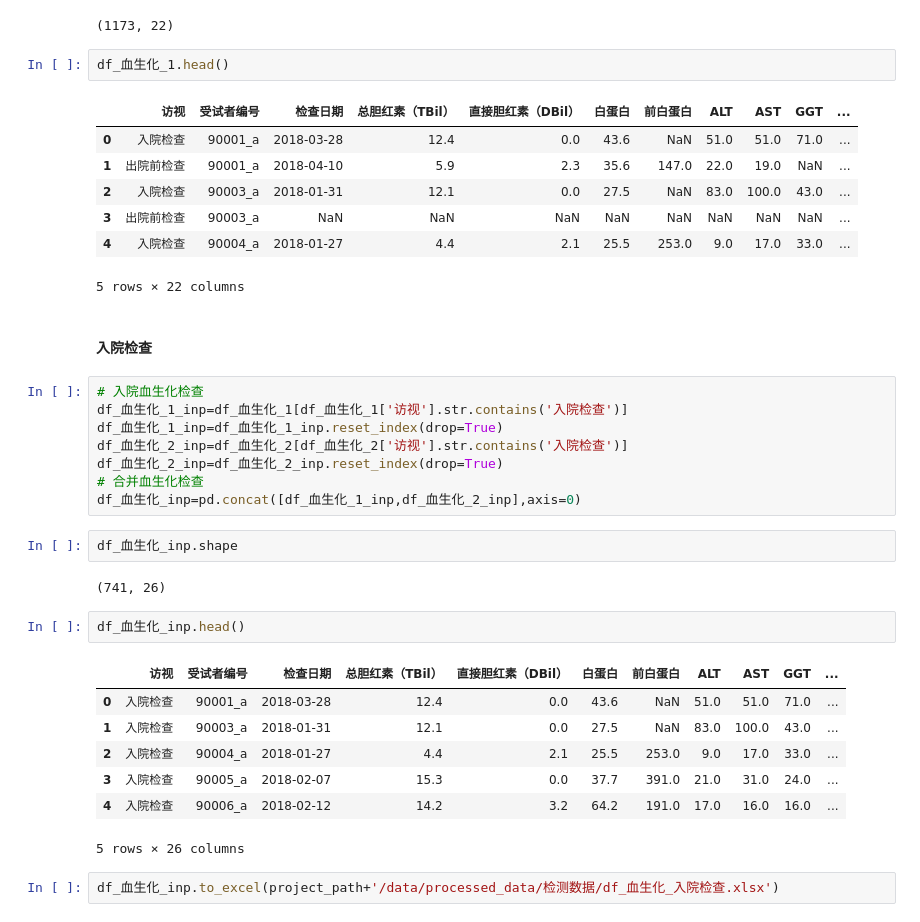
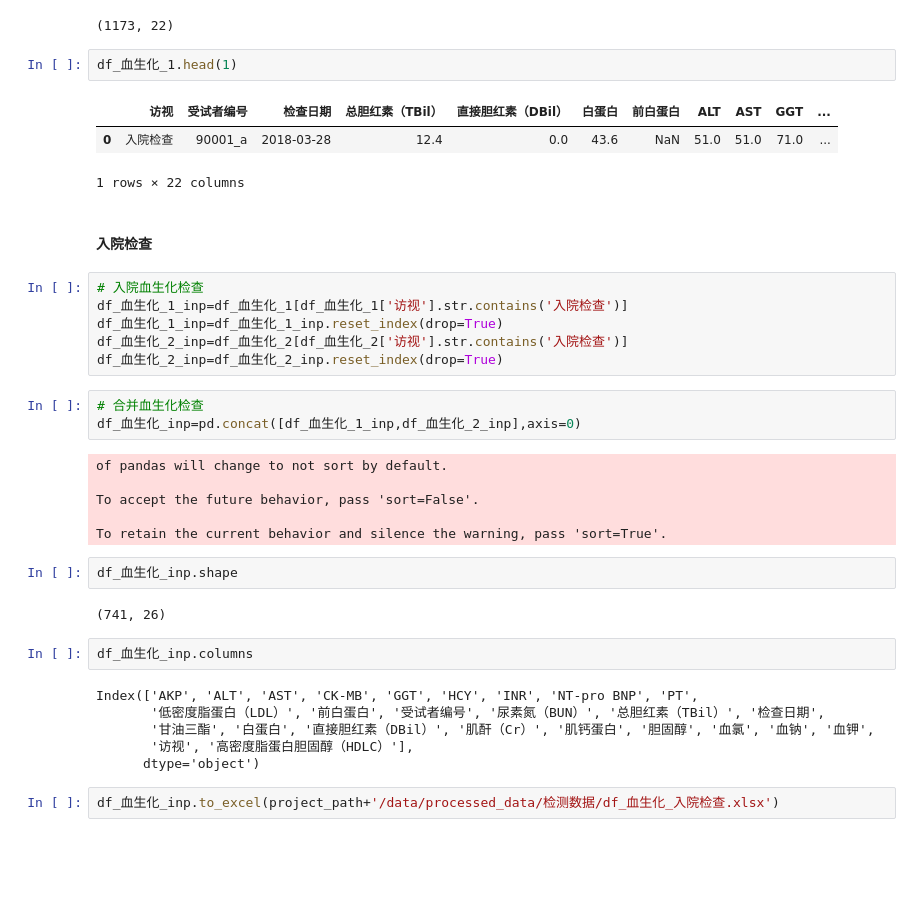
Before and after one commit to yuyongsheng1990/SUP_xinhua_hospital, a Jupyter notebook: processed_data.ipynb, the cells around one changed output. Cells and saved outputs as stored; diff of their text form; blank space fills up the shorter version.

```diff
--- a/processed_data.ipynb
+++ b/processed_data.ipynb
@@ -1737,15 +1843,11 @@ df_血生化_1.shape
 # %% [output]
 (1173, 22)
 # %%
-df_血生化_1.head()
+df_血生化_1.head(1)
 # %% [output]
 |  | 访视 | 受试者编号 | 检查日期 | 总胆红素（TBil） | 直接胆红素（DBil） | 白蛋白 | 前白蛋白 | ALT | AST | GGT | ... |
 | 0 | 入院检查 | 90001_a | 2018-03-28 | 12.4 | 0.0 | 43.6 | NaN | 51.0 | 51.0 | 71.0 | ... |
-| 1 | 出院前检查 | 90001_a | 2018-04-10 | 5.9 | 2.3 | 35.6 | 147.0 | 22.0 | 19.0 | NaN | ... |
-| 2 | 入院检查 | 90003_a | 2018-01-31 | 12.1 | 0.0 | 27.5 | NaN | 83.0 | 100.0 | 43.0 | ... |
-| 3 | 出院前检查 | 90003_a | NaN | NaN | NaN | NaN | NaN | NaN | NaN | NaN | ... |
-| 4 | 入院检查 | 90004_a | 2018-01-27 | 4.4 | 2.1 | 25.5 | 253.0 | 9.0 | 17.0 | 33.0 | ... |
-5 rows × 22 columns
+1 rows × 22 columns
 # %% [markdown]
 #### 入院检查
 # %%
@@ -1754,22 +1856,27 @@ df_血生化_1_inp=df_血生化_1[df_血生化_1['访视'].str.contains('入院
 df_血生化_1_inp=df_血生化_1_inp.reset_index(drop=True)
 df_血生化_2_inp=df_血生化_2[df_血生化_2['访视'].str.contains('入院检查')]
 df_血生化_2_inp=df_血生化_2_inp.reset_index(drop=True)
-# 合并血生化检查
-df_血生化_inp=pd.concat([df_血生化_1_inp,df_血生化_2_inp],axis=0)
+# %%
+# 合并血生化检查
+df_血生化_inp=pd.concat([df_血生化_1_inp,df_血生化_2_inp],axis=0)
+# %% [output]
+of pandas will change to not sort by default.
+
+To accept the future behavior, pass 'sort=False'.
+
+To retain the current behavior and silence the warning, pass 'sort=True'.
 # %%
 df_血生化_inp.shape
 # %% [output]
 (741, 26)
 # %%
-df_血生化_inp.head()
+df_血生化_inp.columns
 # %% [output]
-|  | 访视 | 受试者编号 | 检查日期 | 总胆红素（TBil） | 直接胆红素（DBil） | 白蛋白 | 前白蛋白 | ALT | AST | GGT | ... |
-| 0 | 入院检查 | 90001_a | 2018-03-28 | 12.4 | 0.0 | 43.6 | NaN | 51.0 | 51.0 | 71.0 | ... |
-| 1 | 入院检查 | 90003_a | 2018-01-31 | 12.1 | 0.0 | 27.5 | NaN | 83.0 | 100.0 | 43.0 | ... |
-| 2 | 入院检查 | 90004_a | 2018-01-27 | 4.4 | 2.1 | 25.5 | 253.0 | 9.0 | 17.0 | 33.0 | ... |
-| 3 | 入院检查 | 90005_a | 2018-02-07 | 15.3 | 0.0 | 37.7 | 391.0 | 21.0 | 31.0 | 24.0 | ... |
-| 4 | 入院检查 | 90006_a | 2018-02-12 | 14.2 | 3.2 | 64.2 | 191.0 | 17.0 | 16.0 | 16.0 | ... |
-5 rows × 26 columns
+Index(['AKP', 'ALT', 'AST', 'CK-MB', 'GGT', 'HCY', 'INR', 'NT-pro BNP', 'PT',
+       '低密度脂蛋白（LDL）', '前白蛋白', '受试者编号', '尿素氮（BUN）', '总胆红素（TBil）', '检查日期',
+       '甘油三酯', '白蛋白', '直接胆红素（DBil）', '肌酐（Cr）', '肌钙蛋白', '胆固醇', '血氯', '血钠', '血钾',
+       '访视', '高密度脂蛋白胆固醇（HDLC）'],
+      dtype='object')
 # %%
 df_血生化_inp.to_excel(project_path+'/data/processed_data/检测数据/df_血生化_入院检查.xlsx')
 # %% [markdown]
```
Also changed, not shown: parts of 216 cells of this notebook, 2 other files.
